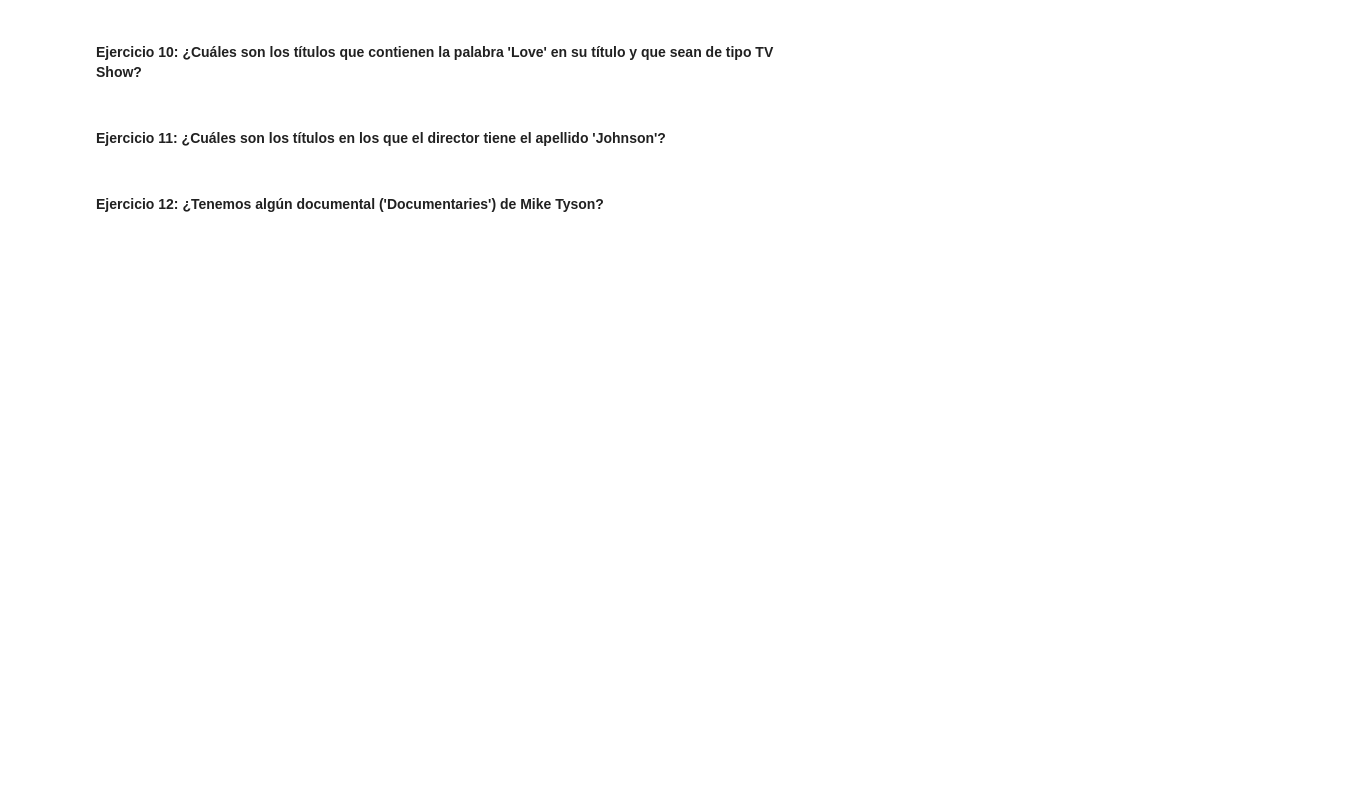
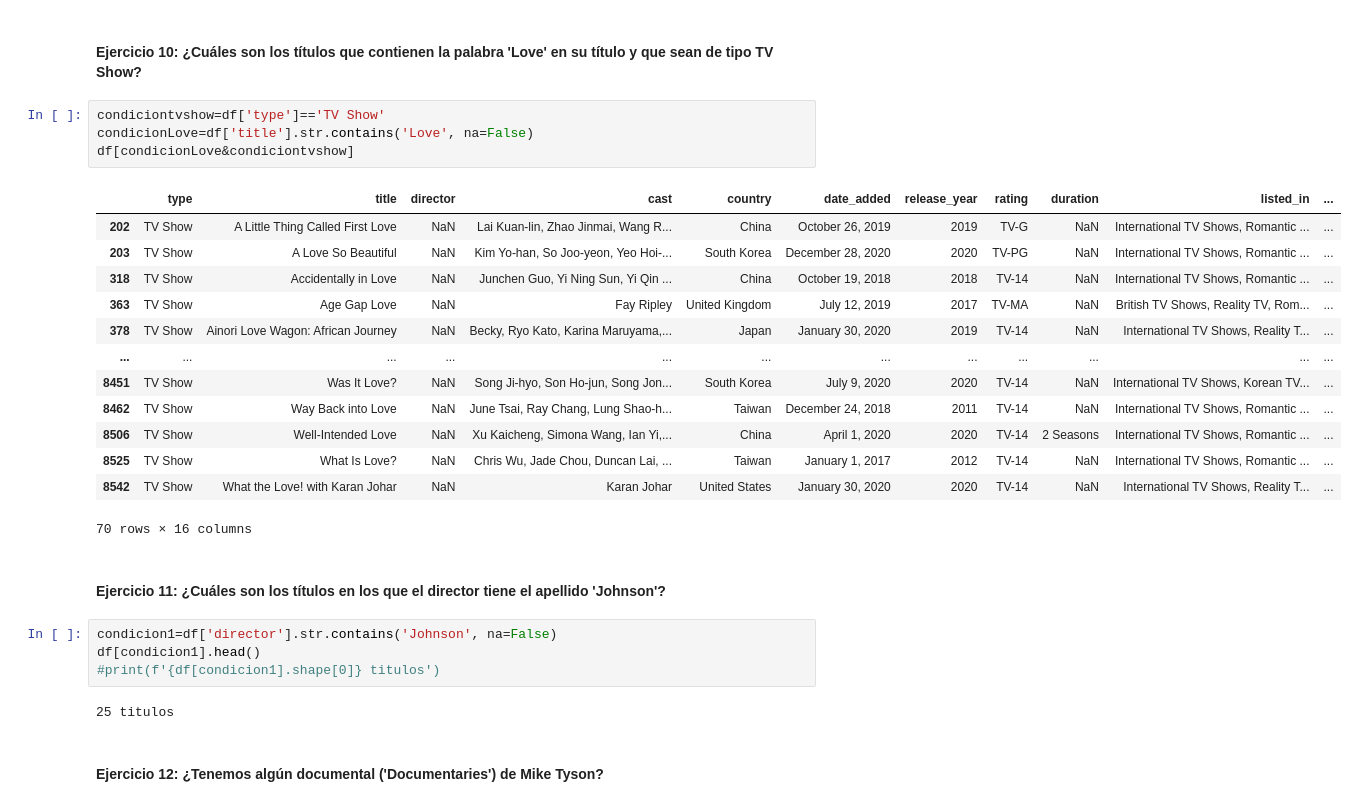
Before and after one commit to SrAlcast/2.3.filtrado_y_groupby, a Jupyter notebook: laboratorio-modulo2-leccion03-filtrado.ipynb, the cells around one changed output. Saved outputs shown, nothing was run; the diff lists cells and outputs as text; blank space fills up the shorter version.

```diff
--- a/laboratorio-modulo2-leccion03-filtrado.ipynb
+++ b/laboratorio-modulo2-leccion03-filtrado.ipynb
@@ -87,6 +215,30 @@ df.
 # %% [markdown]
 #### Ejercicio 10: ¿Cuáles son los títulos que contienen la palabra 'Love' en su título y que sean de tipo TV Show?
+# %%
+condiciontvshow=df['type']=='TV Show'
+condicionLove=df['title'].str.contains('Love', na=False)
+df[condicionLove&condiciontvshow]
+# %% [output]
+|  | type | title | director | cast | country | date_added | release_year | rating | duration | listed_in | ... |
+| 202 | TV Show | A Little Thing Called First Love | NaN | Lai Kuan-lin, Zhao Jinmai, Wang R... | China | October 26, 2019 | 2019 | TV-G | NaN | International TV Shows, Romantic ... | ... |
+| 203 | TV Show | A Love So Beautiful | NaN | Kim Yo-han, So Joo-yeon, Yeo Hoi-... | South Korea | December 28, 2020 | 2020 | TV-PG | NaN | International TV Shows, Romantic ... | ... |
+| 318 | TV Show | Accidentally in Love | NaN | Junchen Guo, Yi Ning Sun, Yi Qin ... | China | October 19, 2018 | 2018 | TV-14 | NaN | International TV Shows, Romantic ... | ... |
+| 363 | TV Show | Age Gap Love | NaN | Fay Ripley | United Kingdom | July 12, 2019 | 2017 | TV-MA | NaN | British TV Shows, Reality TV, Rom... | ... |
+| 378 | TV Show | Ainori Love Wagon: African Journey | NaN | Becky, Ryo Kato, Karina Maruyama,... | Japan | January 30, 2020 | 2019 | TV-14 | NaN | International TV Shows, Reality T... | ... |
+| ... | ... | ... | ... | ... | ... | ... | ... | ... | ... | ... | ... |
+| 8451 | TV Show | Was It Love? | NaN | Song Ji-hyo, Son Ho-jun, Song Jon... | South Korea | July 9, 2020 | 2020 | TV-14 | NaN | International TV Shows, Korean TV... | ... |
+| 8462 | TV Show | Way Back into Love | NaN | June Tsai, Ray Chang, Lung Shao-h... | Taiwan | December 24, 2018 | 2011 | TV-14 | NaN | International TV Shows, Romantic ... | ... |
+| 8506 | TV Show | Well-Intended Love | NaN | Xu Kaicheng, Simona Wang, Ian Yi,... | China | April 1, 2020 | 2020 | TV-14 | 2 Seasons | International TV Shows, Romantic ... | ... |
+| 8525 | TV Show | What Is Love? | NaN | Chris Wu, Jade Chou, Duncan Lai, ... | Taiwan | January 1, 2017 | 2012 | TV-14 | NaN | International TV Shows, Romantic ... | ... |
+| 8542 | TV Show | What the Love! with Karan Johar | NaN | Karan Johar | United States | January 30, 2020 | 2020 | TV-14 | NaN | International TV Shows, Reality T... | ... |
+70 rows × 16 columns
 # %% [markdown]
 #### Ejercicio 11: ¿Cuáles son los títulos en los que el director tiene el apellido 'Johnson'?
+# %%
+condicion1=df['director'].str.contains('Johnson', na=False)
+df[condicion1].head()
+#print(f'{df[condicion1].shape[0]} titulos')
+# %% [output]
+25 titulos
 # %% [markdown]
 #### Ejercicio 12: ¿Tenemos algún documental ('Documentaries') de Mike Tyson?
```
Also changed, not shown: parts of 19 cells of this notebook.
